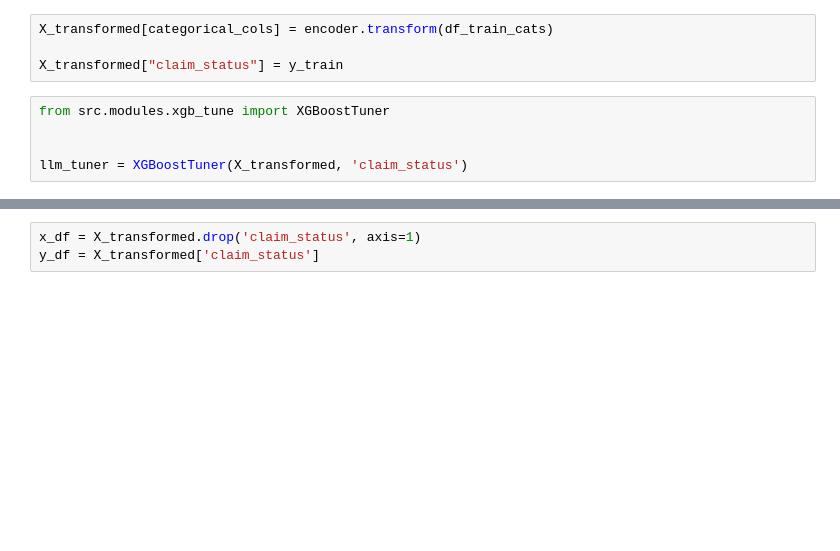
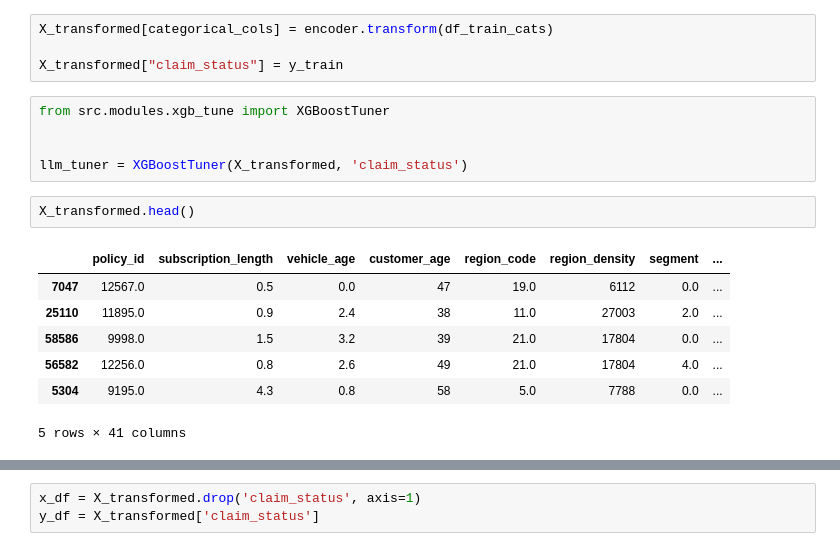
Before and after one commit to pdoubleg/ds-assistant, a Jupyter notebook: notebooks/auto_tune.ipynb, the cells around one changed output, grey strips where cells are left out. Saved outputs shown, nothing was run; the diff lists cells and outputs as text; blank space fills up the shorter version.

```diff
--- a/notebooks/auto_tune.ipynb
+++ b/notebooks/auto_tune.ipynb
@@ -190,6 +229,16 @@ from src.modules.xgb_tune import XGBoostTuner
 
 
 llm_tuner = XGBoostTuner(X_transformed, 'claim_status')
+# %%
+X_transformed.head()
+# %% [output]
+|  | policy_id | subscription_length | vehicle_age | customer_age | region_code | region_density | segment | ... |
+| 7047 | 12567.0 | 0.5 | 0.0 | 47 | 19.0 | 6112 | 0.0 | ... |
+| 25110 | 11895.0 | 0.9 | 2.4 | 38 | 11.0 | 27003 | 2.0 | ... |
+| 58586 | 9998.0 | 1.5 | 3.2 | 39 | 21.0 | 17804 | 0.0 | ... |
+| 56582 | 12256.0 | 0.8 | 2.6 | 49 | 21.0 | 17804 | 4.0 | ... |
+| 5304 | 9195.0 | 4.3 | 0.8 | 58 | 5.0 | 7788 | 0.0 | ... |
+5 rows × 41 columns
 # %%
 import nest_asyncio
 nest_asyncio.apply()
```
Also changed, not shown: parts of 14 cells of this notebook, 5 other files.
